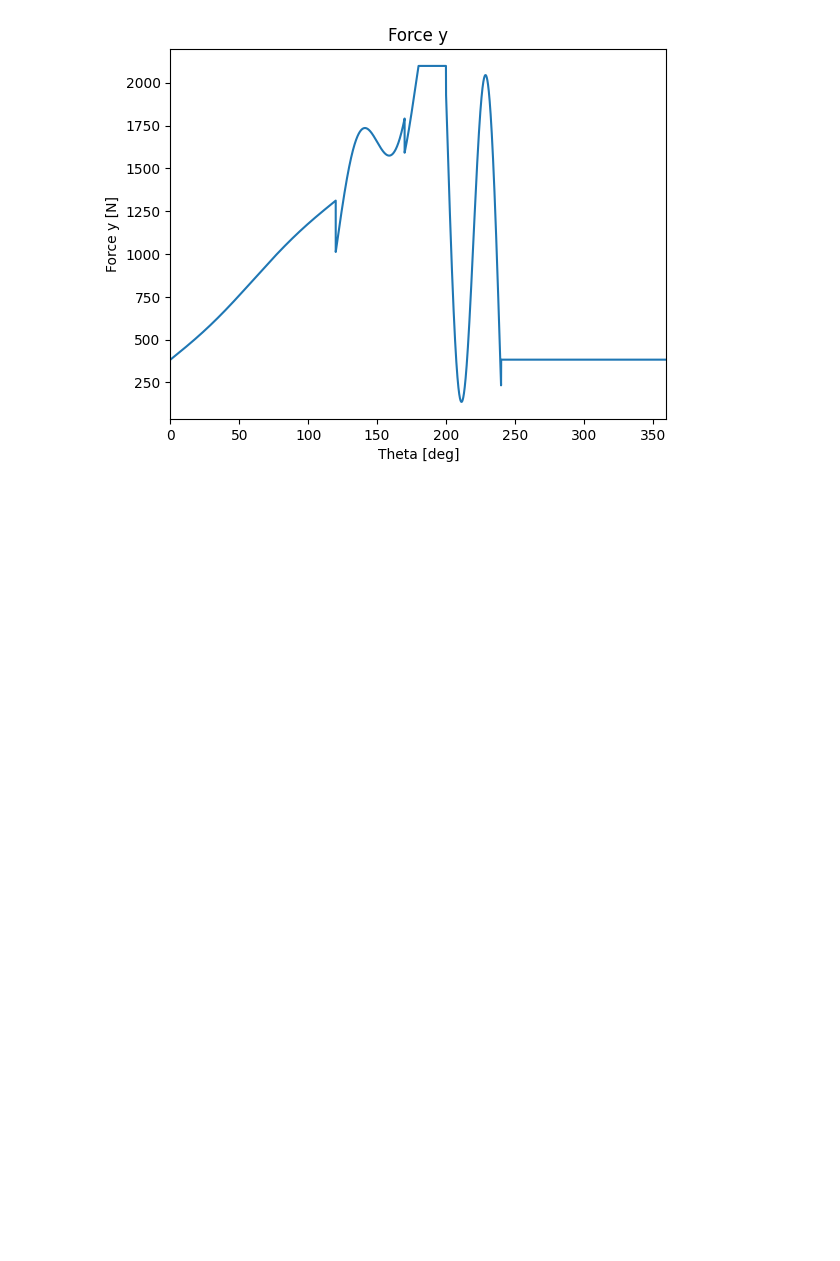
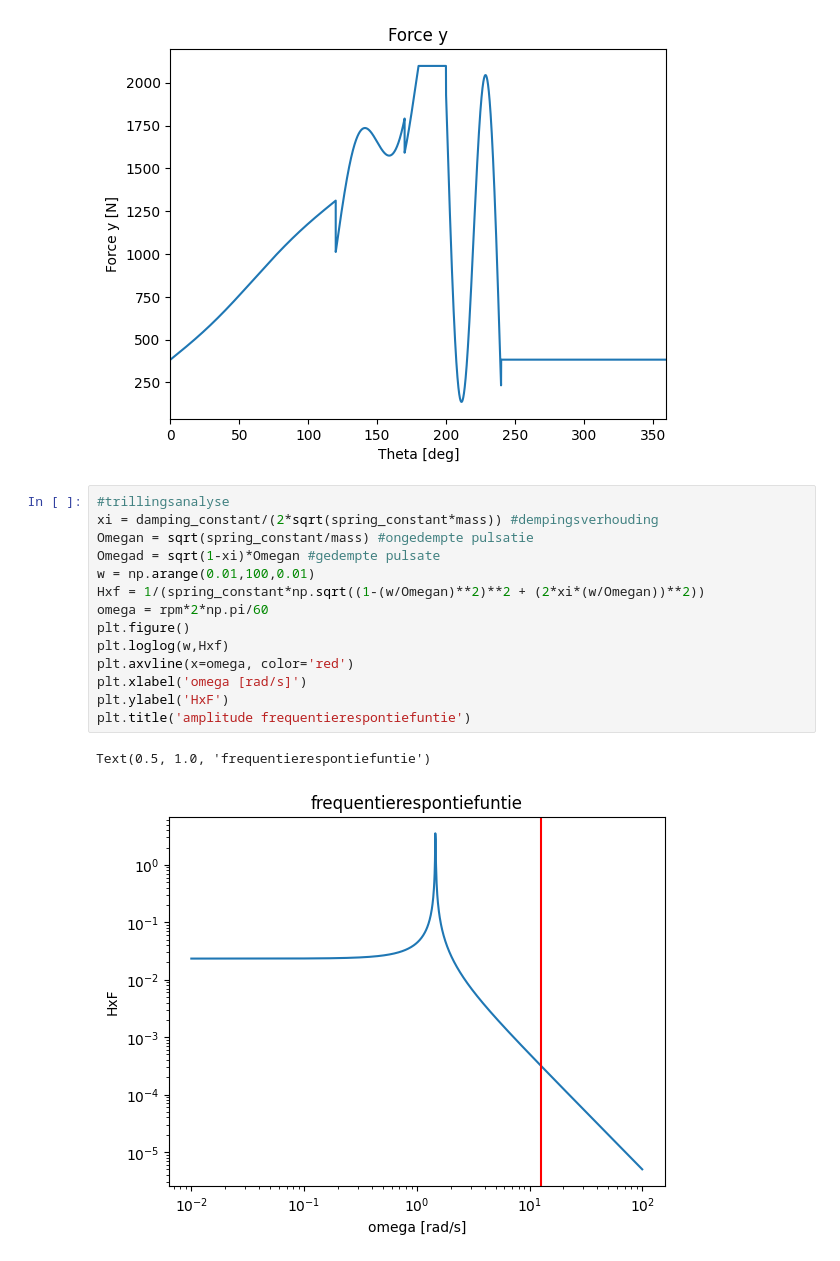
Before and after one commit to wiskiv1/ProjectBeweging, a Jupyter notebook: nokken.ipynb, the cells around one changed output. Saved outputs shown, nothing was run; the diff lists cells and outputs as text; blank space fills up the shorter version.

```diff
--- a/nokken.ipynb
+++ b/nokken.ipynb
@@ -725,3 +732,20 @@ plotForces(theta_deg,normalforce_tot,normalforce_acc,normalforce_load,normalforc
 [figure]
 [figure]
 [figure]
+# %%
+#trillingsanalyse
+xi = damping_constant/(2*sqrt(spring_constant*mass)) #dempingsverhouding
+Omegan = sqrt(spring_constant/mass) #ongedempte pulsatie
+Omegad = sqrt(1-xi)*Omegan #gedempte pulsate
+w = np.arange(0.01,100,0.01)
+Hxf = 1/(spring_constant*np.sqrt((1-(w/Omegan)**2)**2 + (2*xi*(w/Omegan))**2))
+omega = rpm*2*np.pi/60
+plt.figure()
+plt.loglog(w,Hxf)
+plt.axvline(x=omega, color='red')
+plt.xlabel('omega [rad/s]')
+plt.ylabel('HxF')
+plt.title('amplitude frequentierespontiefuntie')
+# %% [output]
+Text(0.5, 1.0, 'frequentierespontiefuntie')
+[figure, added]
```
Also changed, not shown: parts of 3 cells of this notebook, 1 other file.
